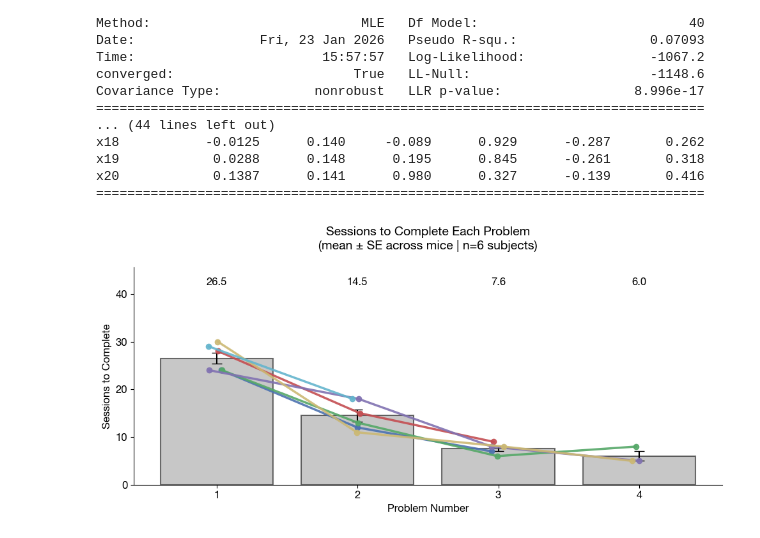
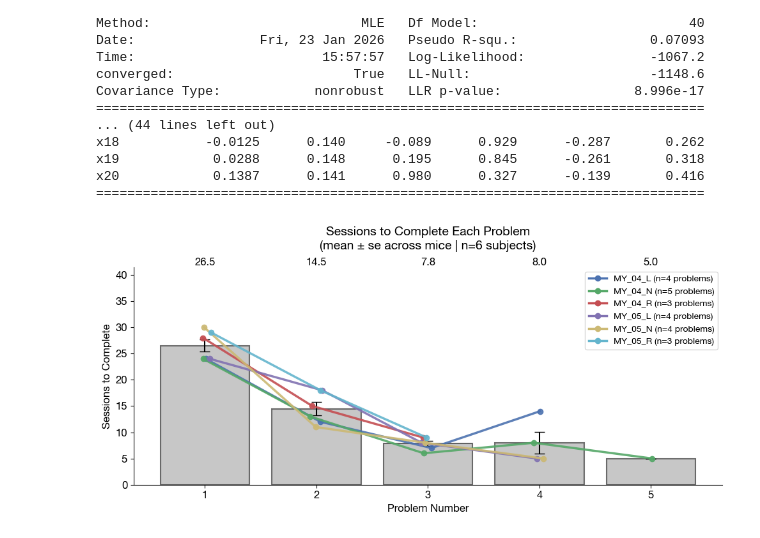
Before and after one commit to megyoung430/magnitude-bandit-analysis, a Jupyter notebook: scripts/testing_code.ipynb, the cells around one changed output. Cells and saved outputs as stored; diff of their text form; code cells hidden in the pictures.

```diff
--- a/scripts/testing_code.ipynb
+++ b/scripts/testing_code.ipynb
@@ -467,12 +467,12 @@ x20            0.1387      0.141      0.980      0.327      -0.139       0.416
 ==============================================================================
 # %%
 data = {
-    "MY_04_L": [24, 12, 7],
-    "MY_04_N": [24, 13, 6, 8],
+    "MY_04_L": [24, 12, 7, 14],
+    "MY_04_N": [24, 13, 6, 8, 5],
     "MY_04_R": [28, 15, 9],
     "MY_05_L": [24, 18, 8, 5],
     "MY_05_N": [30, 11, 8, 5],
-    "MY_05_R": [29, 18],
+    "MY_05_R": [29, 18, 9],
 }
 # %%
 import numpy as np
@@ -603,38 +603,38 @@ def plot_problem_lengths(problem_summary, jitter=0.06, annotate_y=None, save_pat
             Line2D([0],[0], color=c, lw=2.5, marker="o", label=f"{m} (n={len(ys)} problems)")
         )
 
-    #ax.legend(handles=legend_handles, fontsize=10, loc="lower right")
+    ax.legend(handles=legend_handles, fontsize=10, loc="upper right")
 
     ax.spines["top"].set_visible(False)
     ax.spines["right"].set_visible(False)
 
     ax.set_xticks(x)
     ax.set_xticklabels([str(b) for b in blocks], fontsize=12)
     ax.set_xlabel("Problem Number", fontsize=12)
     ax.set_ylabel("Sessions to Complete", fontsize=12)
 
     ax.set_title(
         "Sessions to Complete Each Problem\n"
-        f"(mean ± SE across mice | n={len(mice)} subjects)",
+        f"(mean ± se across mice | n={len(mice)} subjects)",
         pad=20
     )
 
     top_needed = max(annotate_y, float(finite_top))
-    ax.set_ylim(0, top_needed * 1.10)
+    ax.set_ylim(0, top_needed * 1)
 
     plt.tight_layout()
 
     if save_path:
         base = Path(save_path)
         base.parent.mkdir(parents=True, exist_ok=True)
         fig.savefig(str(base) + ".pdf", bbox_inches="tight")
         fig.savefig(str(base) + ".png", dpi=300, bbox_inches="tight")
     else:
         plt.show()
 
     plt.close(fig)
 
 summary = compute_problem_length_summary(data)
 plot_problem_lengths(summary, jitter=0.06, save_path=None)  # or save_path="outputs/problem_lengths"
 # %% [output]
-[figure, old version]
+[figure, new version]
```
Also changed, not shown: parts of 14 cells of this notebook, 9 other files.
